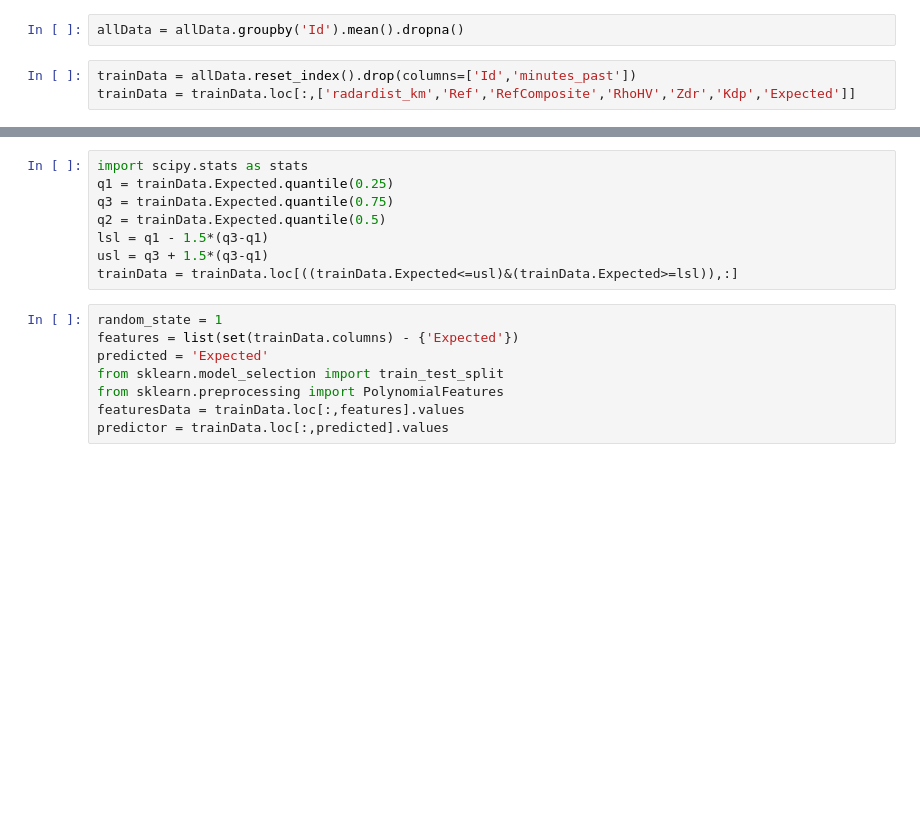
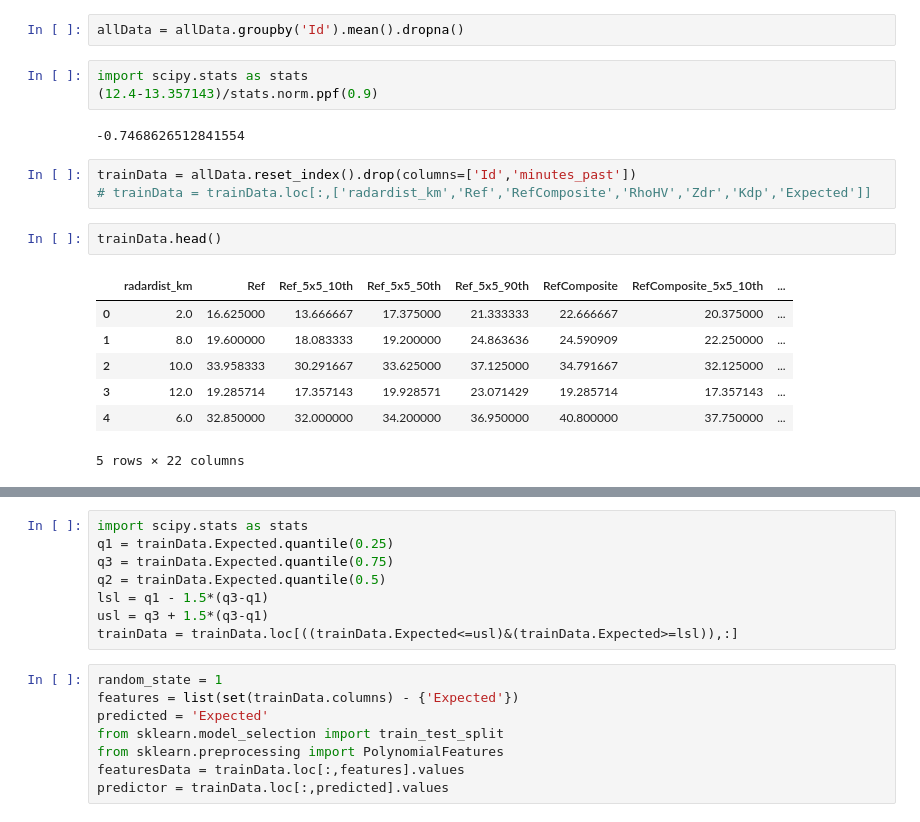
Before and after one commit to ksdeep/KaggleCompetitionCode, a Jupyter notebook: how-much-did-it-rain-ii.ipynb, the cells around one changed output, grey strips where cells are left out. Cells and saved outputs as stored; diff of their text form; blank space fills up the shorter version.

```diff
--- a/how-much-did-it-rain-ii.ipynb
+++ b/how-much-did-it-rain-ii.ipynb
@@ -31,8 +54,23 @@ allData.columns
 # %%
 allData = allData.groupby('Id').mean().dropna()
+# %%
+import scipy.stats as stats
+(12.4-13.357143)/stats.norm.ppf(0.9)
+# %% [output]
+-0.7468626512841554
 # %%
 trainData = allData.reset_index().drop(columns=['Id','minutes_past'])
-trainData = trainData.loc[:,['radardist_km','Ref','RefComposite','RhoHV','Zdr','Kdp','Expected']]
+# trainData = trainData.loc[:,['radardist_km','Ref','RefComposite','RhoHV','Zdr','Kdp','Expected']]
+# %%
+trainData.head()
+# %% [output]
+|  | radardist_km | Ref | Ref_5x5_10th | Ref_5x5_50th | Ref_5x5_90th | RefComposite | RefComposite_5x5_10th | ... |
+| 0 | 2.0 | 16.625000 | 13.666667 | 17.375000 | 21.333333 | 22.666667 | 20.375000 | ... |
+| 1 | 8.0 | 19.600000 | 18.083333 | 19.200000 | 24.863636 | 24.590909 | 22.250000 | ... |
+| 2 | 10.0 | 33.958333 | 30.291667 | 33.625000 | 37.125000 | 34.791667 | 32.125000 | ... |
+| 3 | 12.0 | 19.285714 | 17.357143 | 19.928571 | 23.071429 | 19.285714 | 17.357143 | ... |
+| 4 | 6.0 | 32.850000 | 32.000000 | 34.200000 | 36.950000 | 40.800000 | 37.750000 | ... |
+5 rows × 22 columns
 # %%
 fig = plt.figure(figsize=(20,20))
 sns.heatmap(trainData.loc[:,:].corr(), annot=True)
```
Also changed, not shown: parts of 13 cells of this notebook.
